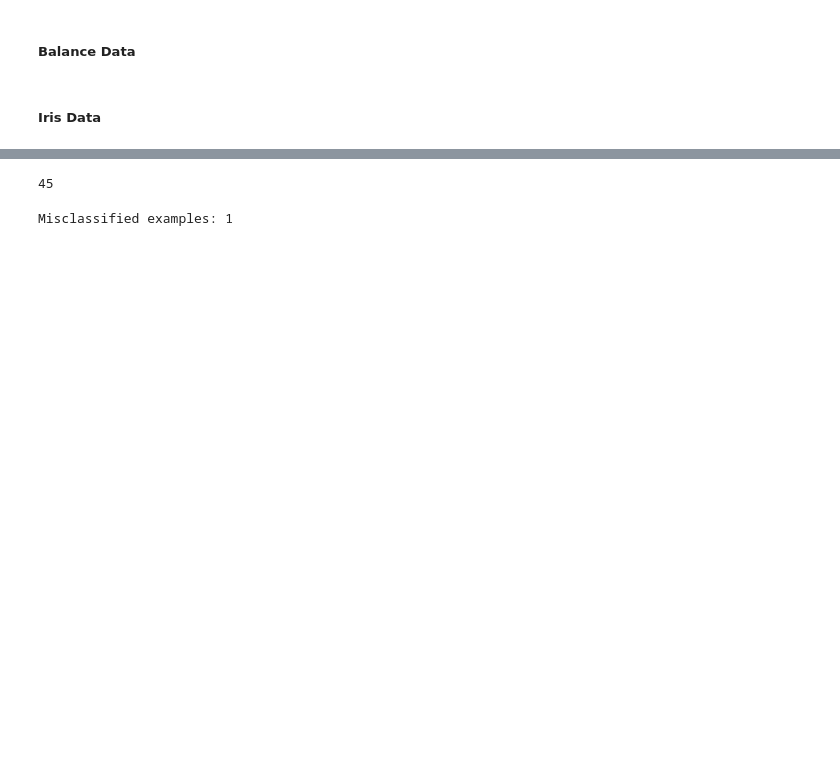
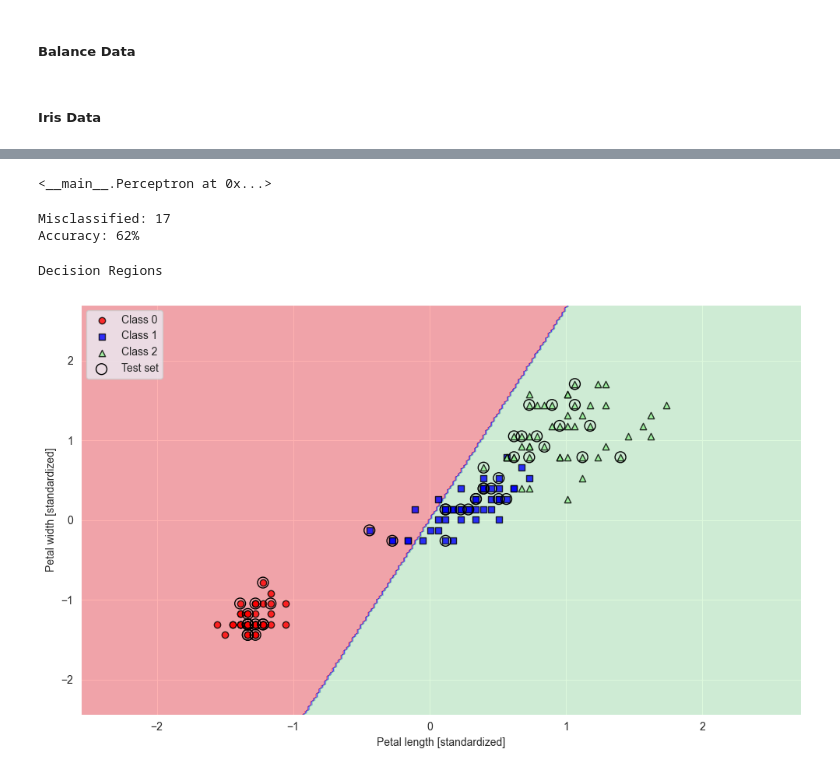
Before and after one commit to is-leeroy-jenkins/Boo, a Jupyter notebook: machinery.ipynb, the cells around one changed output, grey strips where cells are left out. Saved outputs shown, nothing was run; the diff lists cells and outputs as text; code cells hidden in the pictures; blank space fills up the shorter version.

```diff
--- a/machinery.ipynb
+++ b/machinery.ipynb
@@ -21,3 +34,7 @@ from typing import Any, List, Tuple, Optional, Dict
+# %%
+hdr = '\r\n' + '-' * 140
+nwln = '\r\n'
+warnings.filterwarnings( 'ignore' )
 # %% [markdown]
 ##### Perceptron
 # %%
@@ -565,7 +684,7 @@ class AdalineSGD:
 # %% [markdown]
 ##### Decision Region Plot
 # %%
-def plot_decision_regions( X, y, classifier, resolution=0.02 ):
+def plot_decision_regions( X, y, classifier, test_idx=None, resolution=0.02 ):
 	# setup marker generator and color map
 	markers = ( 'o', 's', '^', 'v', '<' )
 	colors = ( 'red', 'blue', 'lightgreen', 'gray', 'cyan' )
@@ -584,3 +703,10 @@ def plot_decision_regions( X, y, classifier, resolution=0.02 ):
 	for idx, cl in enumerate( np.unique( y ) ):
 		plt.scatter( x=X[ y == cl, 0 ], y=X[ y == cl, 1 ], alpha=0.8,
 		c=colors[ idx ], marker=markers[ idx ], label=f'Class {cl}', edgecolor='black' )
+
+	# highlight test examples
+	if test_idx:
+		# plot all examples
+		X_test, y_test = X[ test_idx, : ], y[ test_idx ]
+		plt.scatter( X_test[ :, 0 ], X_test[ :, 1 ], c='none', edgecolor='black', alpha=1.0,
+		linewidth=1, marker='o', s=100, label='Test set' )
@@ -625,14 +769,32 @@ sc = StandardScaler( )
 sc.fit( X_train )
 X_train_std = sc.transform( X_train )
 X_test_std = sc.transform( X_test )
-len( X_test_std )
-# %% [output]
-45
 # %%
-ppn = Perceptron( eta0=0.1, random_state=1 )
+ppn = Perceptron( eta=0.1, random_state=1 )
 ppn.fit( X_train_std, y_train )
+# %% [output]
+<__main__.Perceptron at 0x...>
 # %%
 y_pred = ppn.predict( X_test_std )
-print( 'Misclassified examples: %d' % ( y_test != y_pred ).sum( ) )
+print( f'Misclassified: {( y_test != y_pred ).sum( )}' )
+print( f'Accuracy: {accuracy_score( y_test, y_pred ):.0%}' )
 # %% [output]
-Misclassified examples: 1
+Misclassified: 17
+Accuracy: 62%
+# %%
+
+print( 'Decision Regions' )
+print( nwln )
+
+X_combined_std = np.vstack( ( X_train_std, X_test_std ) )
+y_combined = np.hstack( ( y_train, y_test ) )
+plt.figure( figsize=( 10, 6 ) )
+plot_decision_regions( X=X_combined_std, y=y_combined, classifier=ppn, test_idx=range( 105, 150 ) )
+plt.xlabel( 'Petal length [standardized]' )
+plt.ylabel ('Petal width [standardized]' )
+plt.legend( loc='upper left' )
+plt.tight_layout( )
+plt.show( )
+# %% [output]
+Decision Regions
+[figure, added]
```
Also changed, not shown: parts of 57 cells of this notebook, 4 other files.
